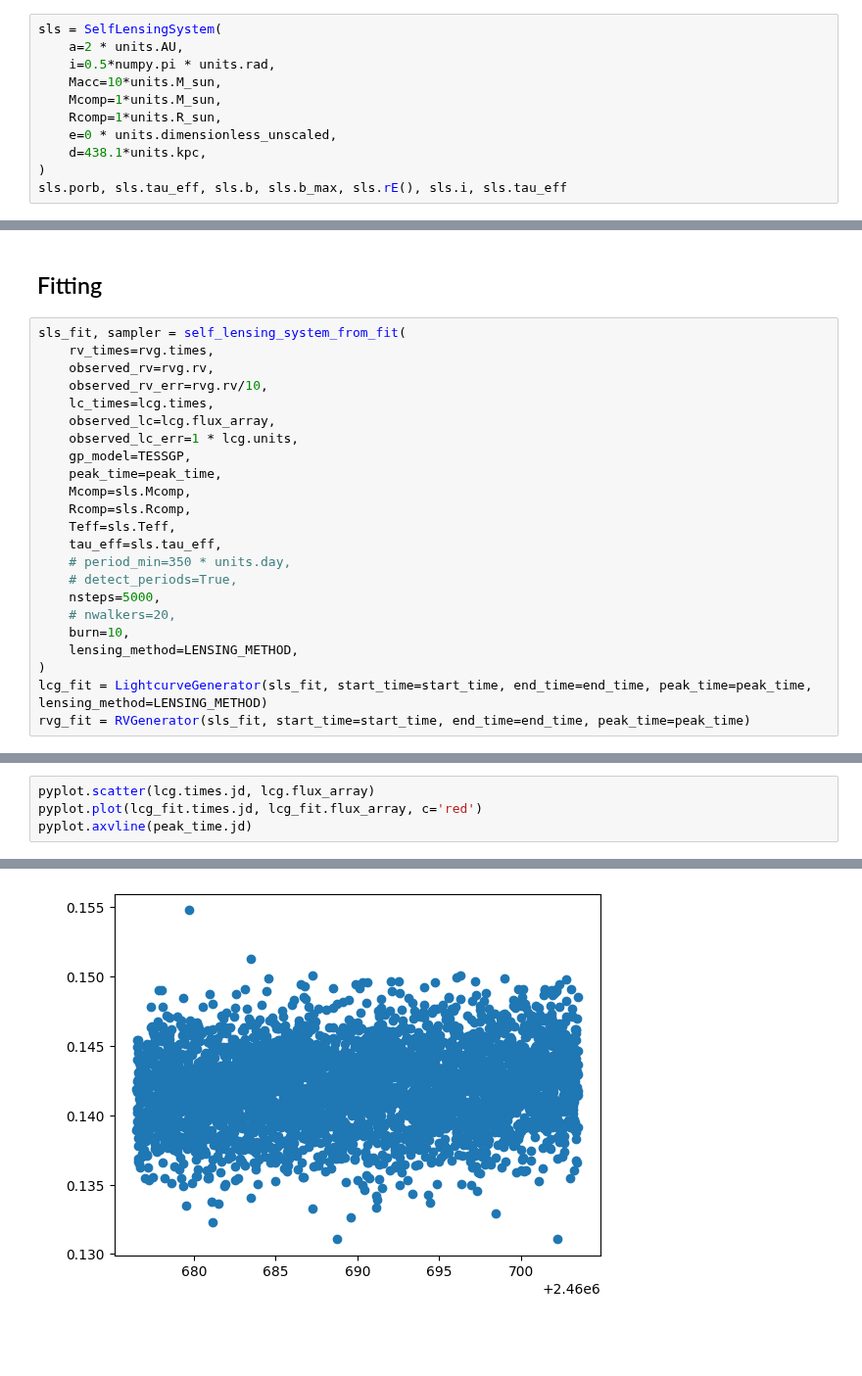
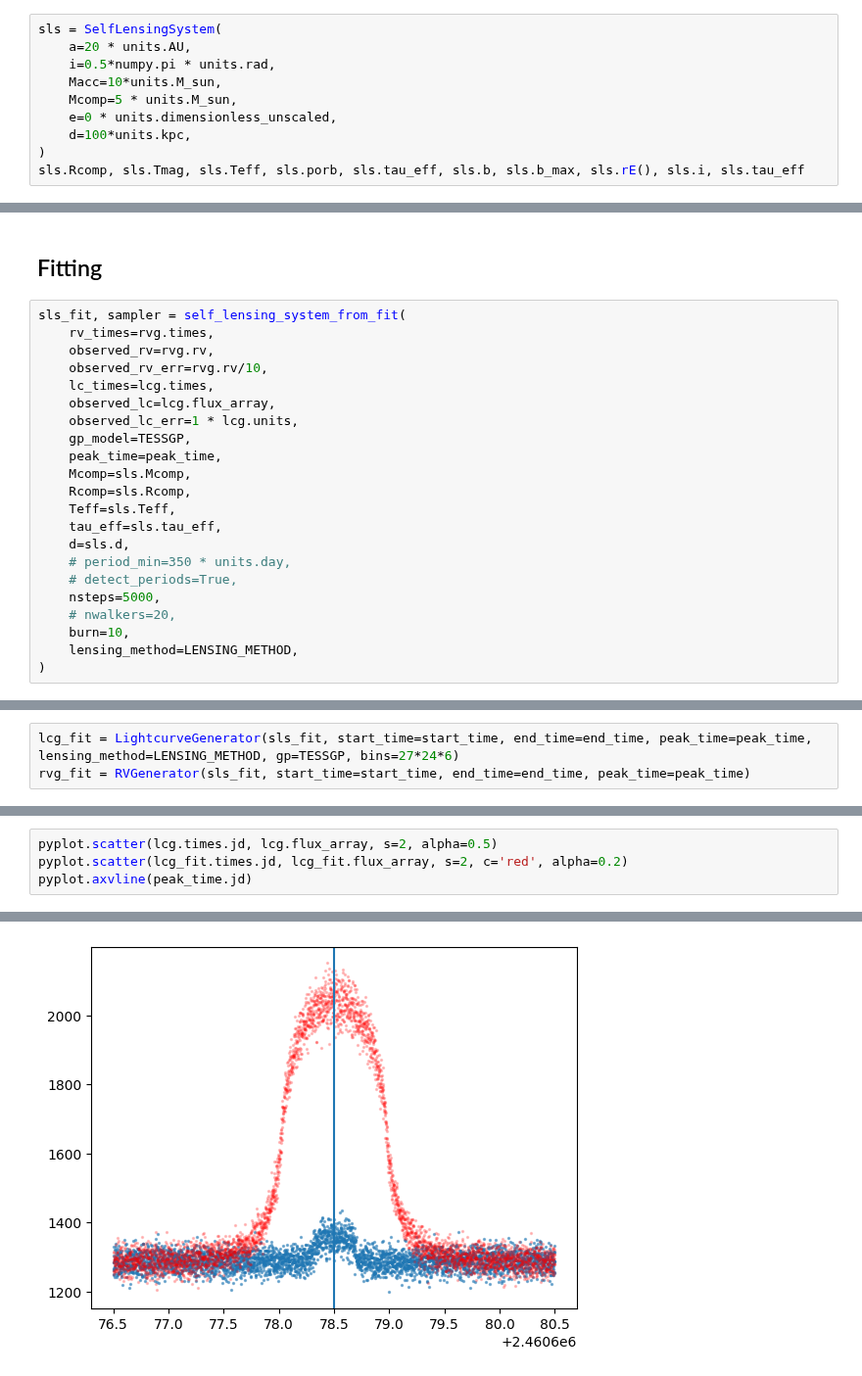
Before and after one commit to COBALT-lensing/py-self-lensing, a Jupyter notebook: demo.ipynb, the cells around one changed output, grey strips where cells are left out. Shown at 98% size. Cells and saved outputs as stored; diff of their text form; blank space fills up the shorter version.

```diff
--- a/demo.ipynb
+++ b/demo.ipynb
@@ -25,12 +21,11 @@ $19.352894 \; \mathrm{R_{\odot}}$
 # %%
 sls = SelfLensingSystem(
-    a=2 * units.AU,
+    a=20 * units.AU,
     i=0.5*numpy.pi * units.rad,
     Macc=10*units.M_sun,
-    Mcomp=1*units.M_sun,
-    Rcomp=1*units.R_sun,
+    Mcomp=5 * units.M_sun,
     e=0 * units.dimensionless_unscaled,
-    d=438.1*units.kpc,
+    d=100*units.kpc,
 )
-sls.porb, sls.tau_eff, sls.b, sls.b_max, sls.rE(), sls.i, sls.tau_eff
+sls.Rcomp, sls.Tmag, sls.Teff, sls.porb, sls.tau_eff, sls.b, sls.b_max, sls.rE(), sls.i, sls.tau_eff
 # %% [output]
@@ -144,6 +156,7 @@ sls_fit, sampler = self_lensing_system_from_fit(
     Rcomp=sls.Rcomp,
     Teff=sls.Teff,
     tau_eff=sls.tau_eff,
+    d=sls.d,
     # period_min=350 * units.day,
     # detect_periods=True,
     nsteps=5000,
@@ -151,6 +164,4 @@ sls_fit, sampler = self_lensing_system_from_fit(
     burn=10,
     lensing_method=LENSING_METHOD,
 )
-lcg_fit = LightcurveGenerator(sls_fit, start_time=start_time, end_time=end_time, peak_time=peak_time, lensing_method=LENSING_METHOD)
-rvg_fit = RVGenerator(sls_fit, start_time=start_time, end_time=end_time, peak_time=peak_time)
 # %% [output]
@@ -199,0 +174,3 @@ sls_fit.a, sls_fit.Macc
+# %%
+lcg_fit = LightcurveGenerator(sls_fit, start_time=start_time, end_time=end_time, peak_time=peak_time, lensing_method=LENSING_METHOD, gp=TESSGP, bins=27*24*6)
+rvg_fit = RVGenerator(sls_fit, start_time=start_time, end_time=end_time, peak_time=peak_time)
@@ -200,5 +193,5 @@ sls_fit.a, sls_fit.Macc
 # %%
-pyplot.scatter(lcg.times.jd, lcg.flux_array)
-pyplot.plot(lcg_fit.times.jd, lcg_fit.flux_array, c='red')
+pyplot.scatter(lcg.times.jd, lcg.flux_array, s=2, alpha=0.5)
+pyplot.scatter(lcg_fit.times.jd, lcg_fit.flux_array, s=2, c='red', alpha=0.2)
 pyplot.axvline(peak_time.jd)
 # %% [output]
@@ -223,4 +201,4 @@ PanicException: called `Option::unwrap()` on a `None` value
-[figure, old version]
+[figure, new version]
 # %%
 pyplot.scatter(rvg.times.jd, rvg.rv)
 pyplot.plot(rvg_fit.times.jd, rvg_fit.rv, c='red')
```
Also changed, not shown: parts of 18 cells of this notebook, 8 other files.
